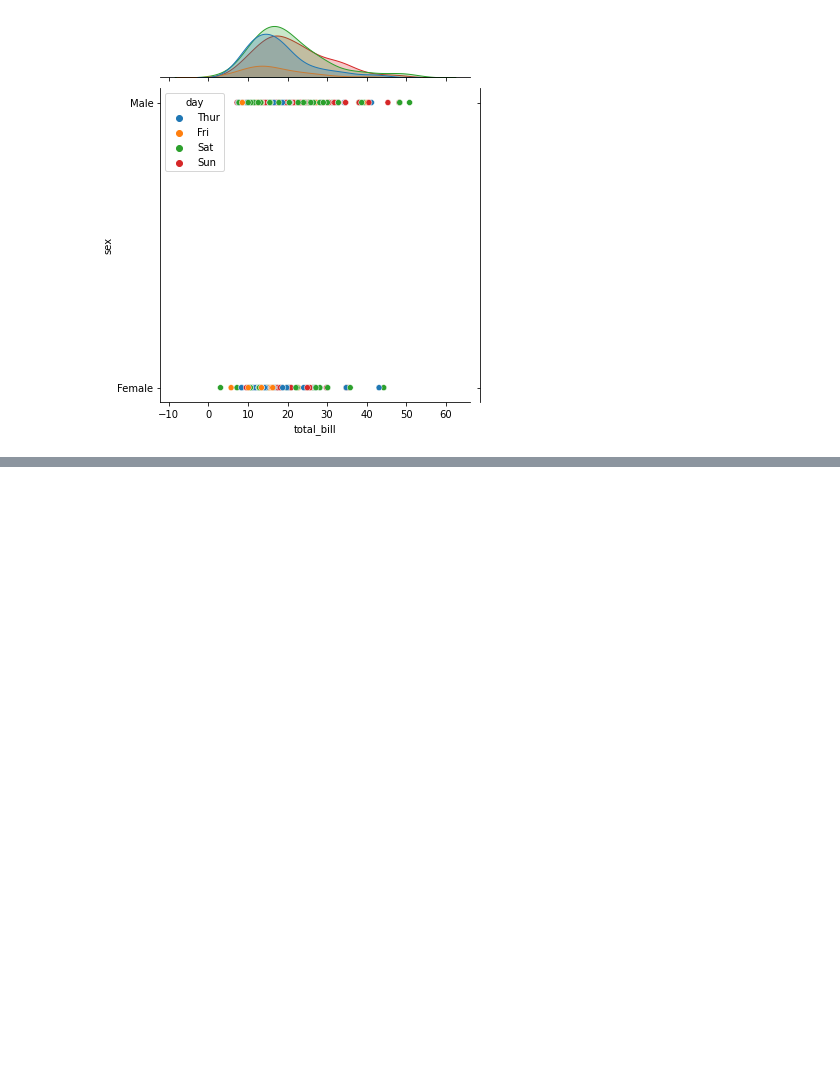
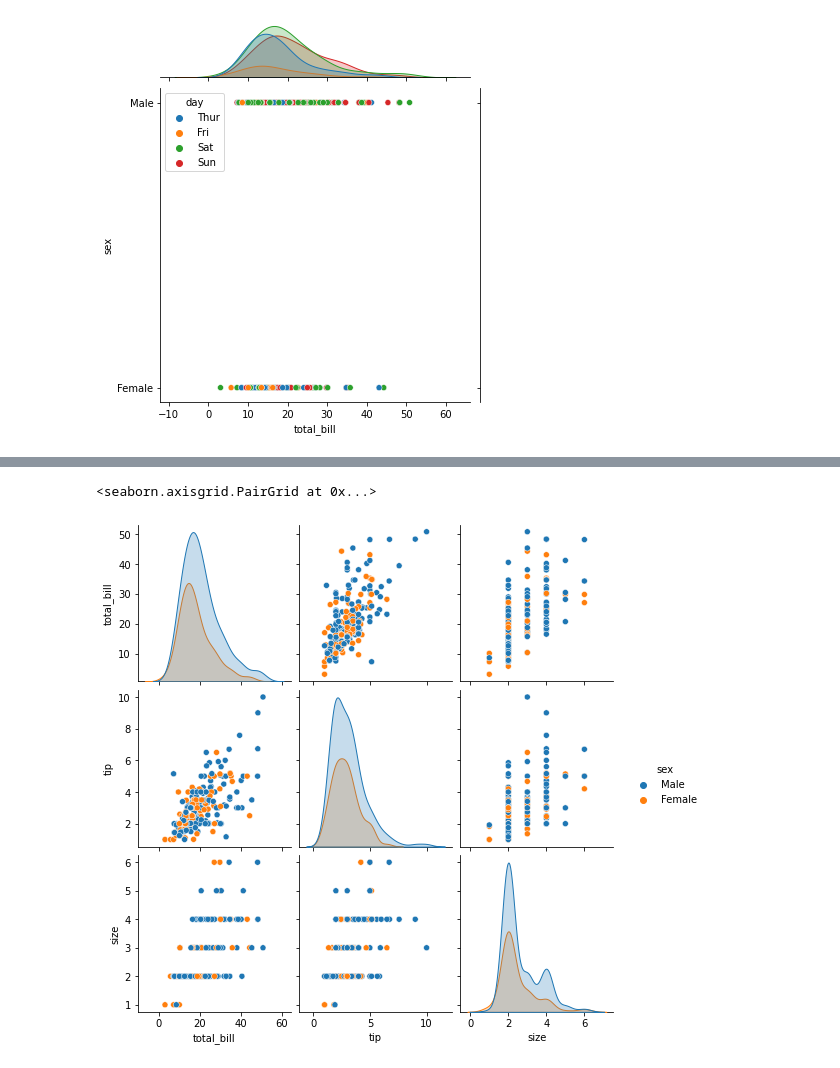
Before and after one commit to ankittrajj/WD_DA_17_Aug_2_30pm, a Jupyter notebook: Seaborn 1.ipynb, the cells around one changed output, grey strips where cells are left out. Drawn from its saved outputs; the diff is of its cells as text; code cells hidden in the pictures; blank space fills up the shorter version.

```diff
--- a/Seaborn 1.ipynb
+++ b/Seaborn 1.ipynb
@@ -127,0 +148,5 @@ TypeError: The y variable is categorical, but one of ['numeric', 'datetime'] is
+# %%
+sns.pairplot(df,hue = 'sex')
+# %% [output]
+<seaborn.axisgrid.PairGrid at 0x...>
+[figure, added]
```
Also changed, not shown: parts of 19 cells of this notebook.
